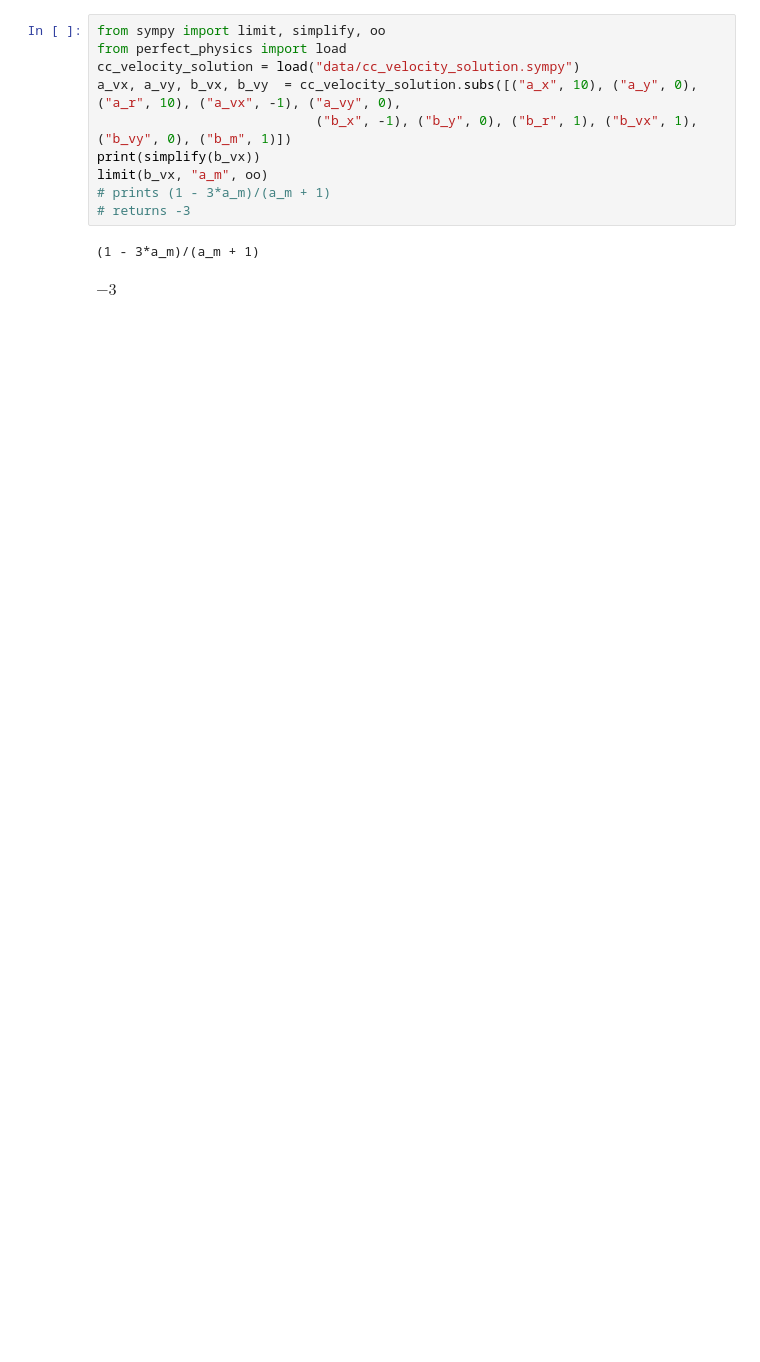
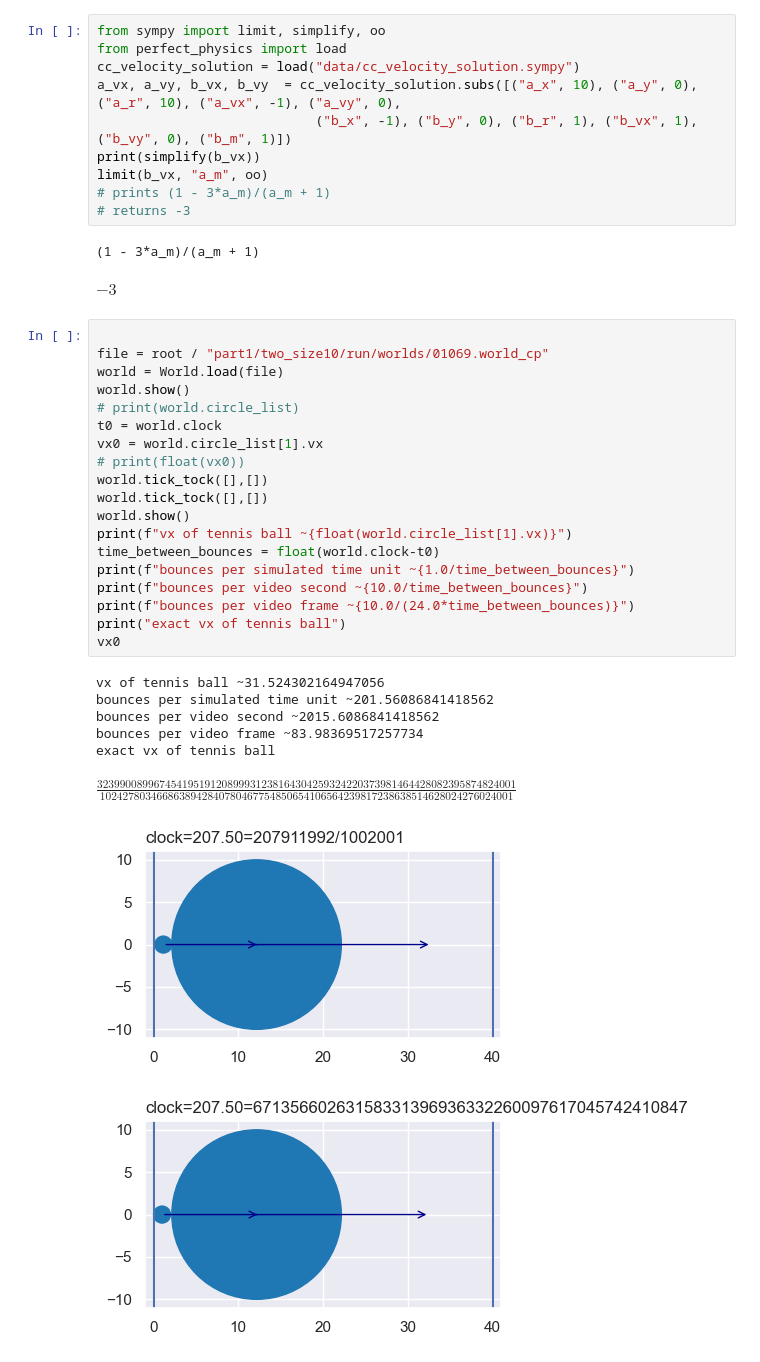
Before and after one commit to CarlKCarlK/perfect-physics, a Jupyter notebook: part_1_two_size.ipynb, the cells around one changed output. Cells and saved outputs as stored; diff of their text form; blank space fills up the shorter version.

Commit message:
Submitting Part 1

```diff
--- a/part_1_two_size.ipynb
+++ b/part_1_two_size.ipynb
@@ -32,3 +38,31 @@ limit(b_vx, "a_m", oo)
 # %% [output]
 (1 - 3*a_m)/(a_m + 1)
 $\displaystyle -3$
+# %%
+
+file = root / "part1/two_size10/run/worlds/01069.world_cp"
+world = World.load(file)
+world.show()
+# print(world.circle_list)
+t0 = world.clock
+vx0 = world.circle_list[1].vx
+# print(float(vx0))
+world.tick_tock([],[])
+world.tick_tock([],[])
+world.show()
+print(f"vx of tennis ball ~{float(world.circle_list[1].vx)}")
+time_between_bounces = float(world.clock-t0)
+print(f"bounces per simulated time unit ~{1.0/time_between_bounces}")
+print(f"bounces per video second ~{10.0/time_between_bounces}")
+print(f"bounces per video frame ~{10.0/(24.0*time_between_bounces)}")
+print("exact vx of tennis ball")
+vx0
+# %% [output]
+vx of tennis ball ~31.524302164947056
+bounces per simulated time unit ~201.56086841418562
+bounces per video second ~2015.6086841418562
+bounces per video frame ~83.98369517257734
+exact vx of tennis ball
+$\displaystyle \frac{32399008996745419519120899931238164304259324220373981464428082395874824001}{1024278034668638942840780467754850654106564239817238638514628024276024001}$
+[figure, added]
+[figure, added]
```
Also changed, not shown: parts of 1 cell of this notebook, 1 other file.
